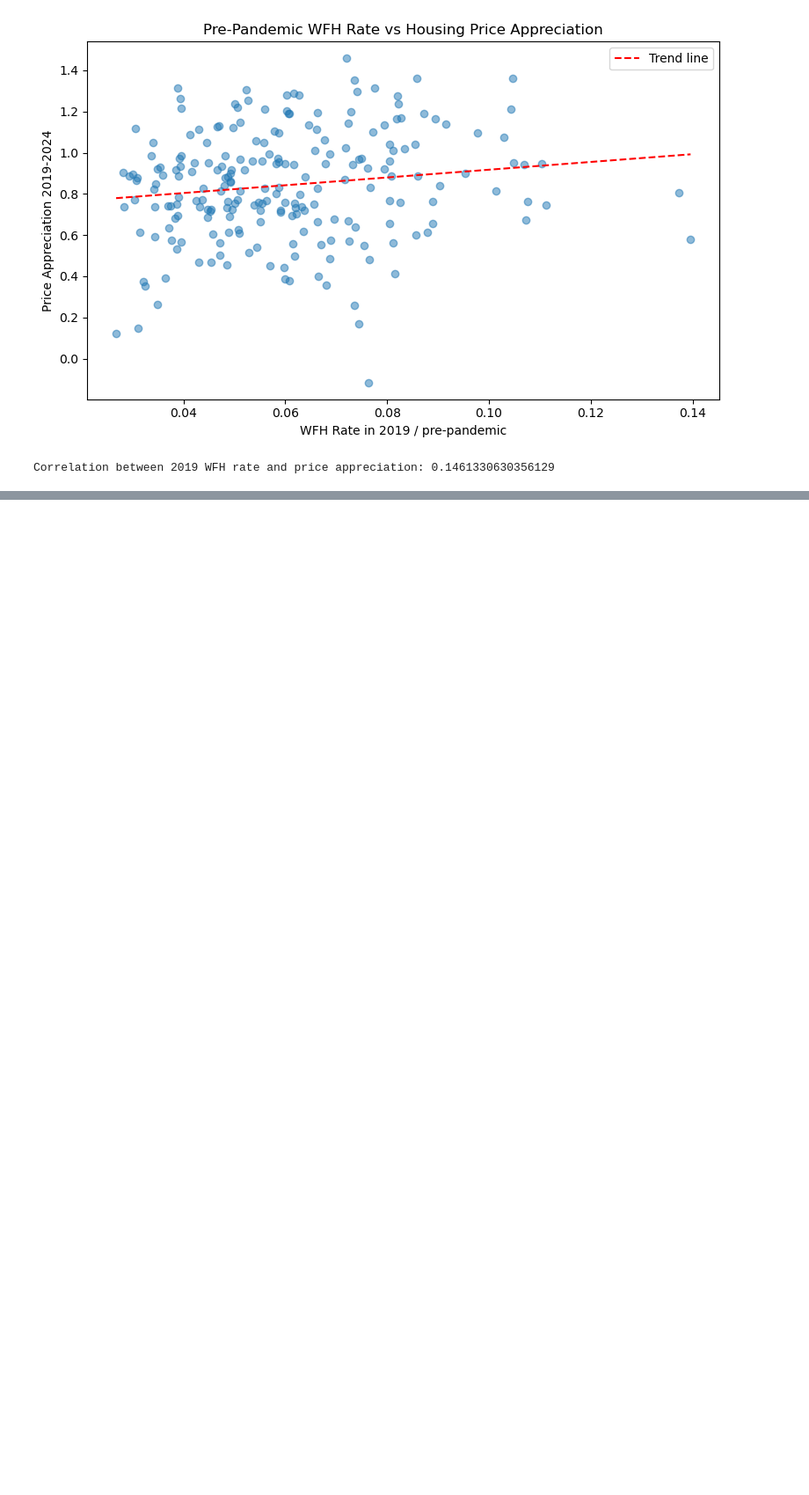
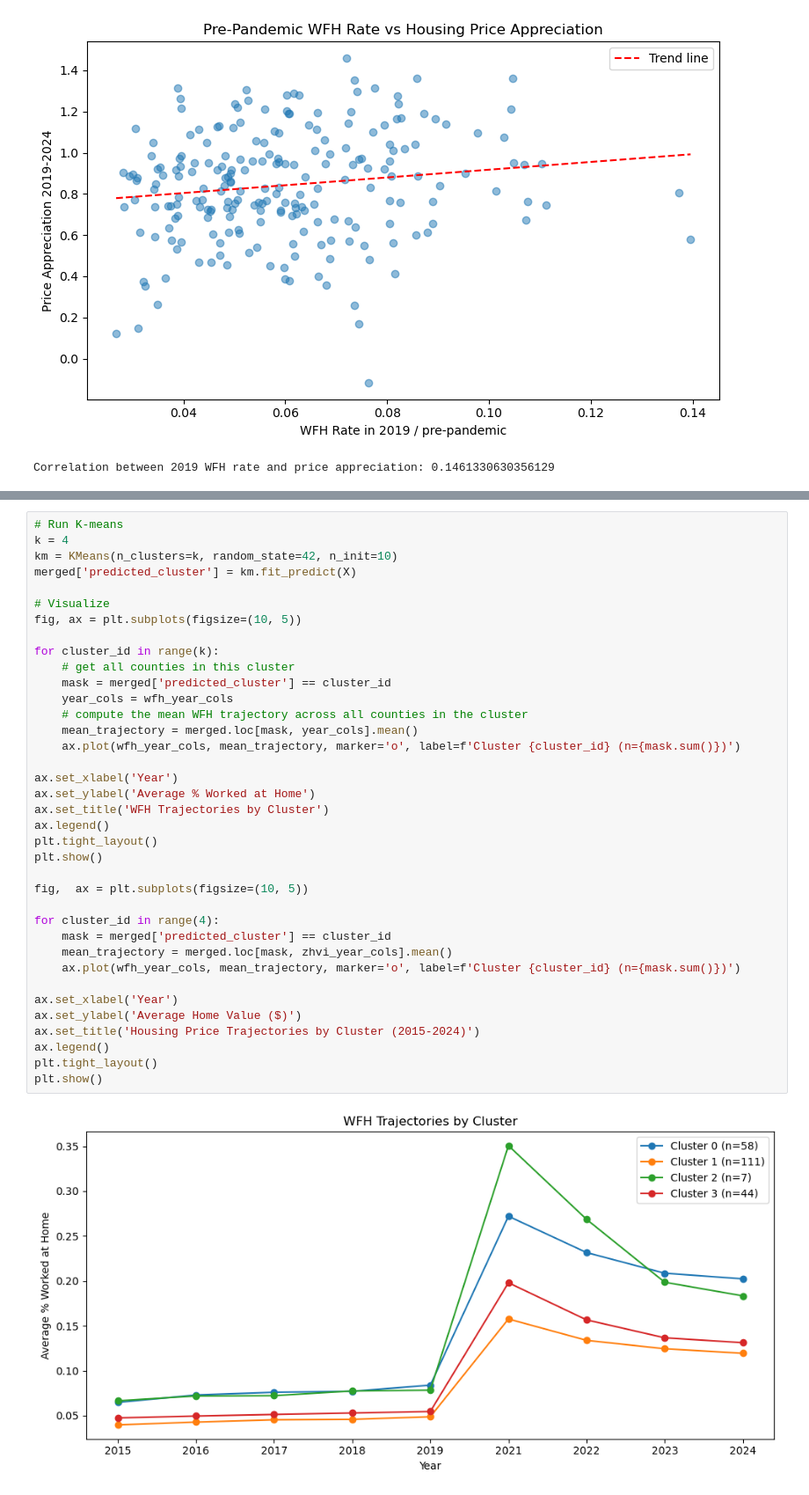
Before and after one commit to Dshreekulkarni/MATH189-FinalProject, a Jupyter notebook: Kmeans.ipynb, the cells around one changed output, grey strips where cells are left out. Shown at 88% size. Saved outputs shown, nothing was run; the diff lists cells and outputs as text; blank space fills up the shorter version.

```diff
--- a/Kmeans.ipynb
+++ b/Kmeans.ipynb
@@ -465,0 +560,39 @@ Correlation between 2019 WFH rate and price appreciation: 0.1461330630356129
+# %%
+# Run K-means
+k = 4
+km = KMeans(n_clusters=k, random_state=42, n_init=10)
+merged['predicted_cluster'] = km.fit_predict(X)
+
+# Visualize
+fig, ax = plt.subplots(figsize=(10, 5))
+
+for cluster_id in range(k):
+    # get all counties in this cluster
+    mask = merged['predicted_cluster'] == cluster_id
+    year_cols = wfh_year_cols
+    # compute the mean WFH trajectory across all counties in the cluster
+    mean_trajectory = merged.loc[mask, year_cols].mean()
+    ax.plot(wfh_year_cols, mean_trajectory, marker='o', label=f'Cluster {cluster_id} (n={mask.sum()})')
+
+ax.set_xlabel('Year')
+ax.set_ylabel('Average % Worked at Home')
+ax.set_title('WFH Trajectories by Cluster')
+ax.legend()
+plt.tight_layout()
+plt.show()
+
+fig,  ax = plt.subplots(figsize=(10, 5))
+
+for cluster_id in range(4):
+    mask = merged['predicted_cluster'] == cluster_id
+    mean_trajectory = merged.loc[mask, zhvi_year_cols].mean()
+    ax.plot(wfh_year_cols, mean_trajectory, marker='o', label=f'Cluster {cluster_id} (n={mask.sum()})')
+
+ax.set_xlabel('Year')
+ax.set_ylabel('Average Home Value ($)')
+ax.set_title('Housing Price Trajectories by Cluster (2015-2024)')
+ax.legend()
+plt.tight_layout()
+plt.show()
+# %% [output]
+[figure, added]
```
Also changed, not shown: parts of 33 cells of this notebook.
